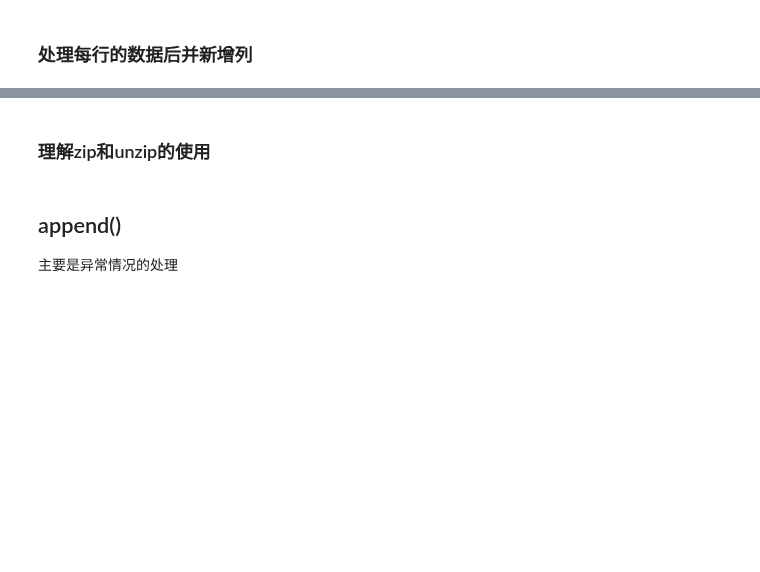
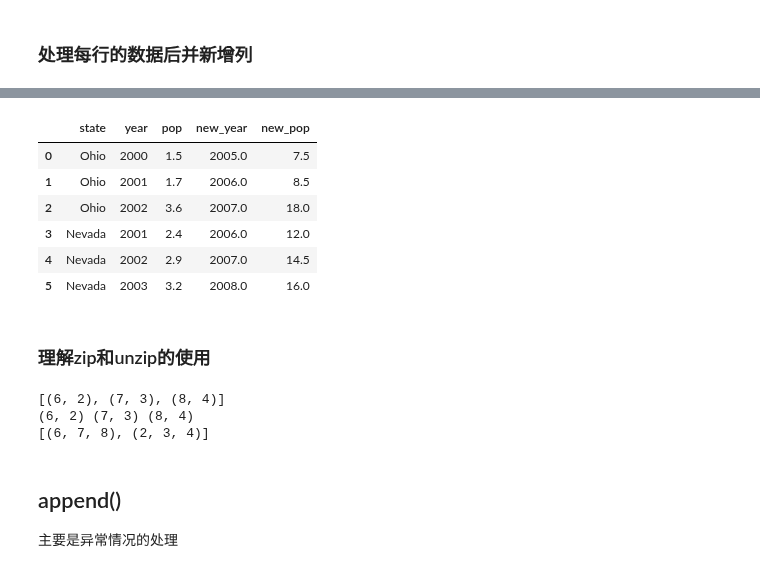
Before and after one commit to coolfish007/prac_py, a Jupyter notebook: pydata-test/testit-pandas.ipynb, the cells around one changed output, grey strips where cells are left out. Saved outputs shown, nothing was run; the diff lists cells and outputs as text; code cells hidden in the pictures; blank space fills up the shorter version.

```diff
--- a/pydata-test/testit-pandas.ipynb
+++ b/pydata-test/testit-pandas.ipynb
@@ -83,3 +104,17 @@ print(frame)
 # %%
-frame["new_year"], frame["new_pop"] = zip(*frame[["year", "pop"]].apply(new_value0, axis=1))
-print(frame)
+frame["new_year"], frame["new_pop"] = zip(
+    *frame[["year", "pop"]].apply(new_value2, axis=1, args=("year", "pop"))
+)
+frame["new_year"], frame["new_pop"] = zip(
+    *frame[["year", "pop"]].apply(new_value2, axis=1, year="year", pop="pop")
+)
+# print('result')
+frame
+# %% [output]
+|  | state | year | pop | new_year | new_pop |
+| 0 | Ohio | 2000 | 1.5 | 2005.0 | 7.5 |
+| 1 | Ohio | 2001 | 1.7 | 2006.0 | 8.5 |
+| 2 | Ohio | 2002 | 3.6 | 2007.0 | 18.0 |
+| 3 | Nevada | 2001 | 2.4 | 2006.0 | 12.0 |
+| 4 | Nevada | 2002 | 2.9 | 2007.0 | 14.5 |
+| 5 | Nevada | 2003 | 3.2 | 2008.0 | 16.0 |
@@ -106,8 +132,12 @@ for e in la:
     lb.append((e[0] + 1, e[1] + 1))
 
 print(lb)
-lb = list(zip(*lb))
-print(lb)
+print(*lb)
+print(list(zip(*lb)))
+# %% [output]
+[(6, 2), (7, 3), (8, 4)]
+(6, 2) (7, 3) (8, 4)
+[(6, 7, 8), (2, 3, 4)]
 # %% [markdown]
  ## append()
  主要是异常情况的处理
```
Also changed, not shown: parts of 3 cells of this notebook, 1 other file.
